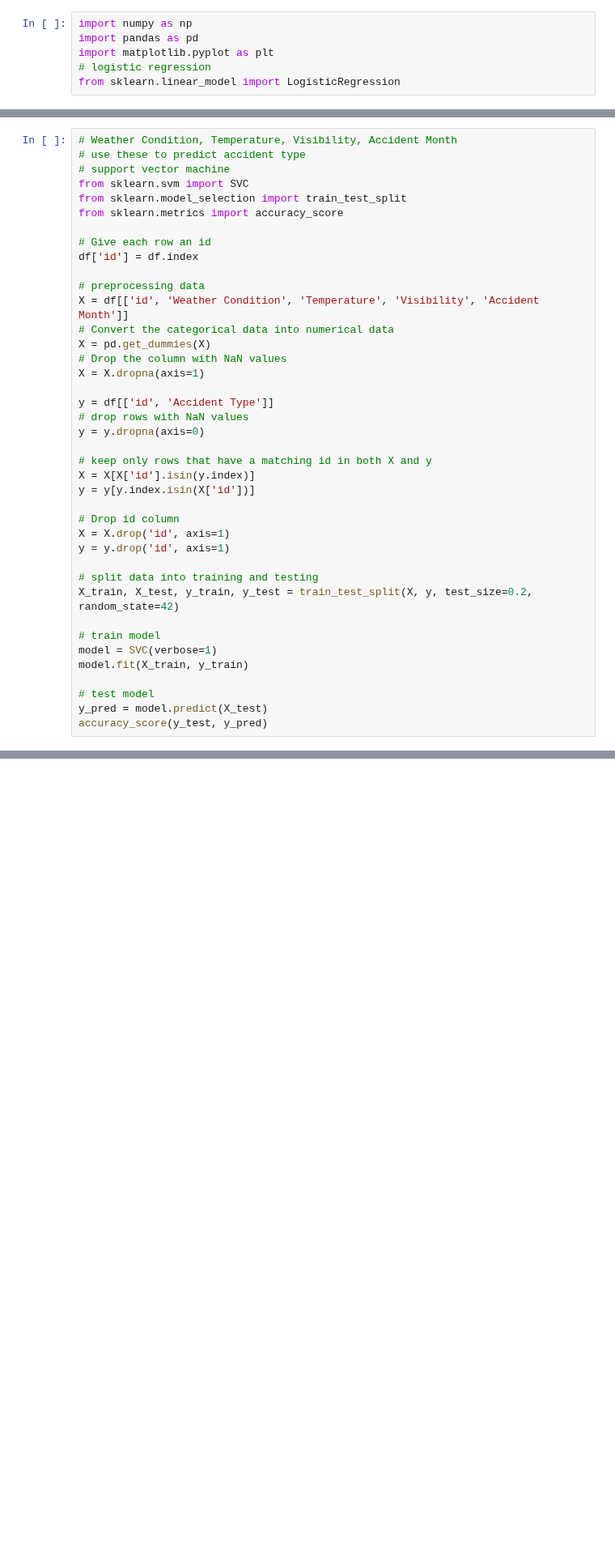
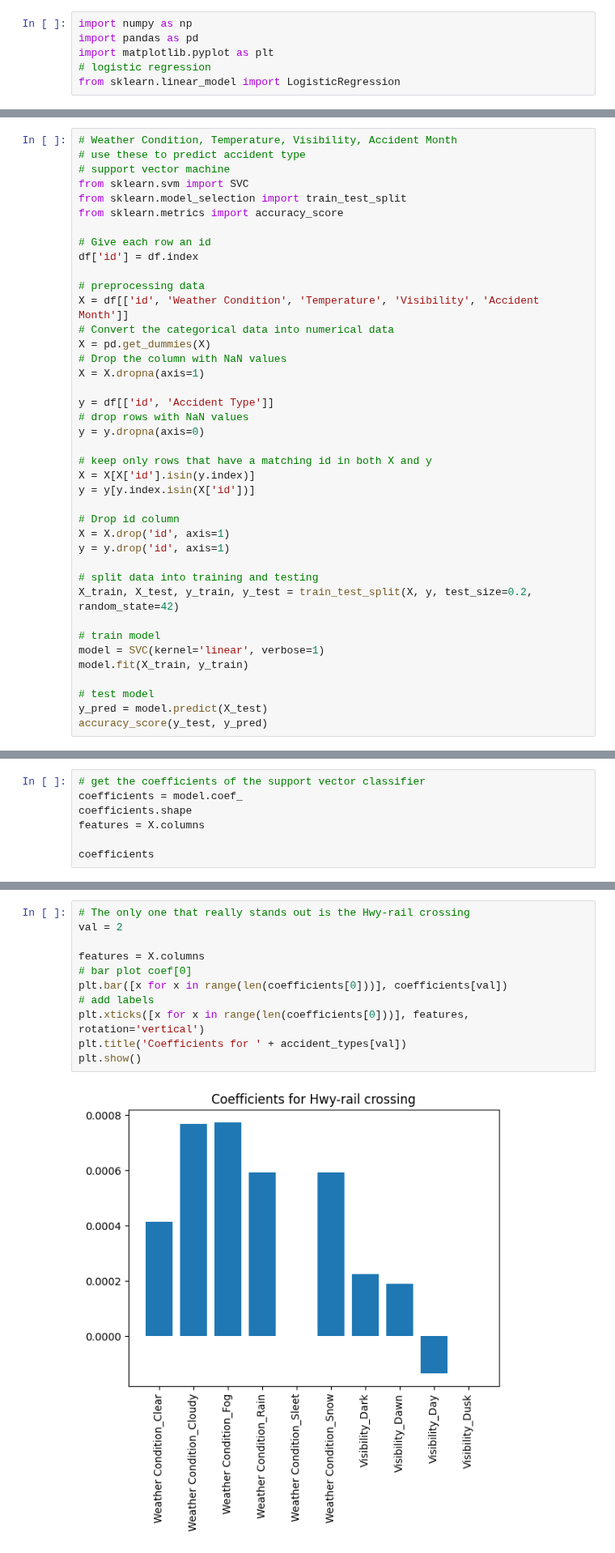
Before and after one commit to ndahlinuvm/Train-Derailment-287Project, a Jupyter notebook: weather.ipynb, the cells around one changed output, grey strips where cells are left out. Shown at 81% size. Drawn from its saved outputs; the diff is of its cells as text; blank space fills up the shorter version.

```diff
--- a/weather.ipynb
+++ b/weather.ipynb
@@ -85,7 +85,7 @@ y = y.drop('id', axis=1)
 X_train, X_test, y_train, y_test = train_test_split(X, y, test_size=0.2, random_state=42)
 
 # train model
-model = SVC(verbose=1)
+model = SVC(kernel='linear', verbose=1)
 model.fit(X_train, y_train)
 
 # test model
@@ -95,0 +97,7 @@ accuracy_score(y_test, y_pred)
+# %%
+# get the coefficients of the support vector classifier
+coefficients = model.coef_
+coefficients.shape
+features = X.columns
+
+coefficients
@@ -95,0 +122,13 @@ accuracy_score(y_test, y_pred)
+# %%
+# The only one that really stands out is the Hwy-rail crossing
+val = 2
+
+features = X.columns
+# bar plot coef[0]
+plt.bar([x for x in range(len(coefficients[0]))], coefficients[val])
+# add labels
+plt.xticks([x for x in range(len(coefficients[0]))], features, rotation='vertical')
+plt.title('Coefficients for ' + accident_types[val])
+plt.show()
+# %% [output]
+[figure, added]
```
Also changed, not shown: parts of 5 cells of this notebook.
